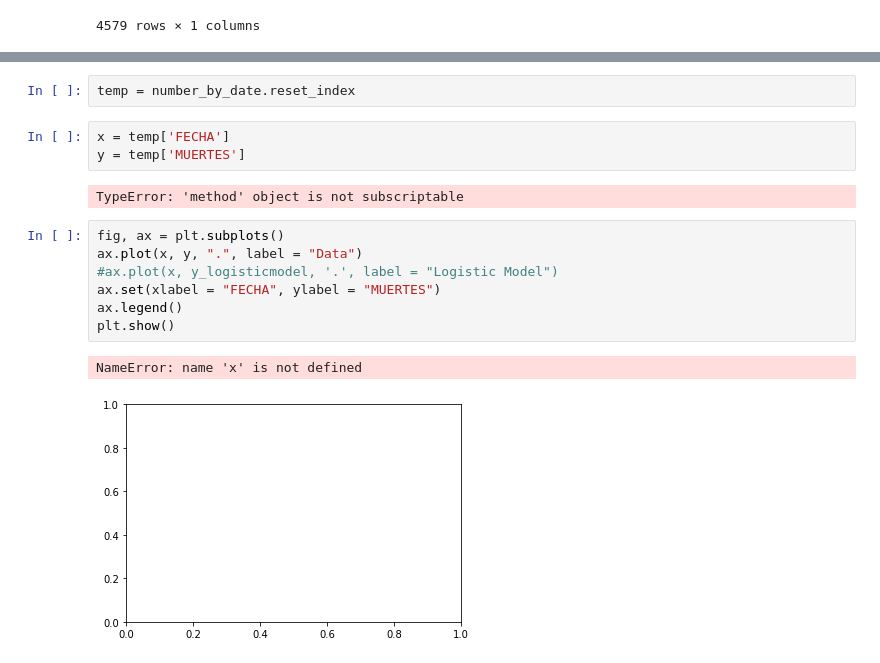
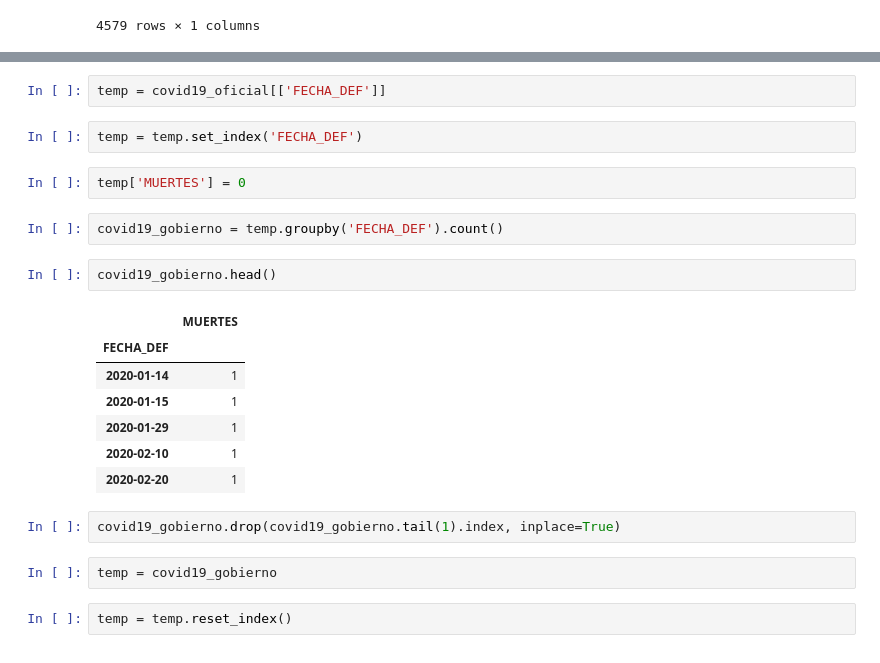
Before and after one commit to alejandropuerto/covid-19-death-comparison, a Jupyter notebook: covid-19 death comparison cdmx.ipynb, the cells around one changed output, grey strips where cells are left out. Saved outputs shown, nothing was run; the diff lists cells and outputs as text.

```diff
--- a/covid-19 death comparison cdmx.ipynb
+++ b/covid-19 death comparison cdmx.ipynb
@@ -86,17 +103,24 @@ number_by_date.head()
+# %%
+temp = covid19_oficial[['FECHA_DEF']]
+# %%
+temp = temp.set_index('FECHA_DEF')
+# %%
+temp['MUERTES'] = 0
+# %%
+covid19_gobierno = temp.groupby('FECHA_DEF').count()
+# %%
+covid19_gobierno.head()
+# %% [output]
+|  | MUERTES |
+| FECHA_DEF |  |
+| 2020-01-14 | 1 |
+| 2020-01-15 | 1 |
+| 2020-01-29 | 1 |
+| 2020-02-10 | 1 |
+| 2020-02-20 | 1 |
+# %%
+covid19_gobierno.drop(covid19_gobierno.tail(1).index, inplace=True)
+# %%
+temp = covid19_gobierno
 # %%
-temp = number_by_date.reset_index
+temp = temp.reset_index()
-# %%
-x = temp['FECHA']
-y = temp['MUERTES']
-# %% [output]
-TypeError: 'method' object is not subscriptable
-# %%
-fig, ax = plt.subplots()
-ax.plot(x, y, ".", label = "Data")
-#ax.plot(x, y_logisticmodel, '.', label = "Logistic Model")
-ax.set(xlabel = "FECHA", ylabel = "MUERTES")
-ax.legend()
-plt.show()
-# %% [output]
-NameError: name 'x' is not defined
-[figure, removed]
```
Also changed, not shown: parts of 19 cells of this notebook.
